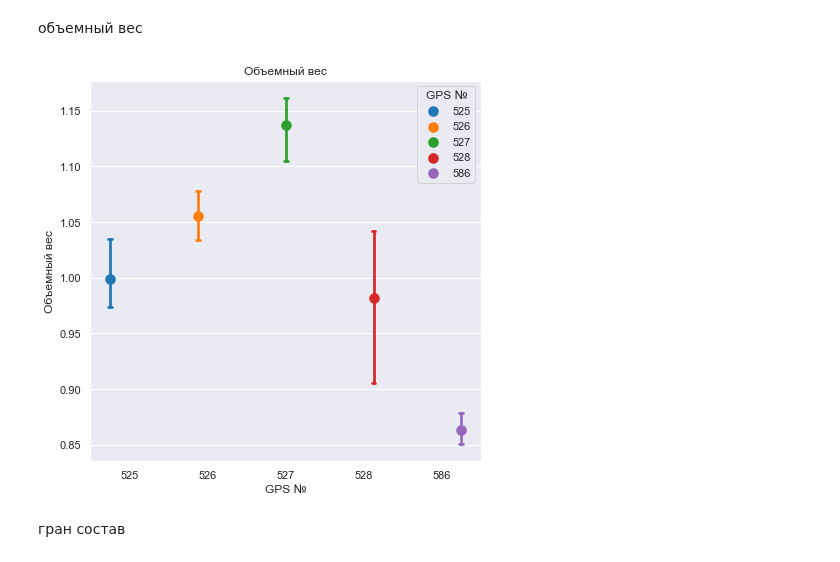
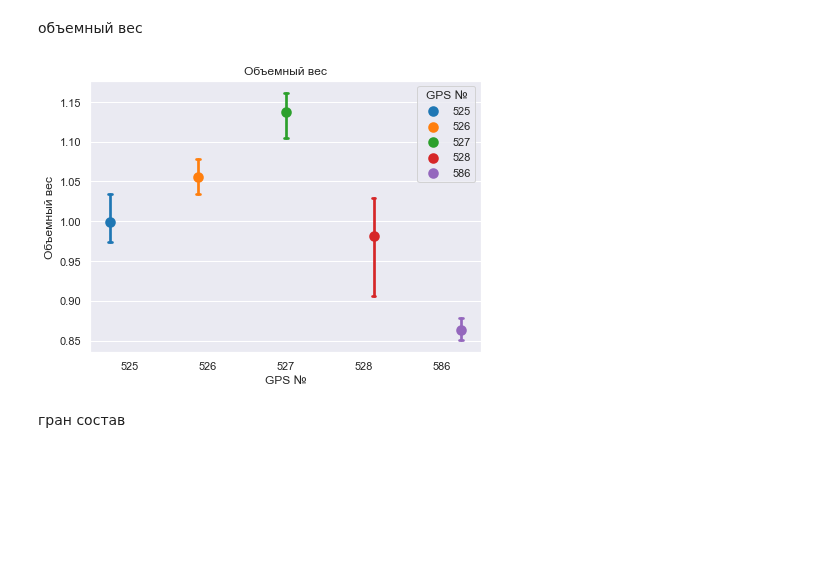
Before and after one commit to hukitoc94/total_archangelskiy, a Jupyter notebook: field_scale/field_data/field_data_analis.ipynb, the cells around one changed output. Cells and saved outputs as stored; diff of their text form; code cells hidden in the pictures; blank space fills up the shorter version.

```diff
--- a/field_scale/field_data/field_data_analis.ipynb
+++ b/field_scale/field_data/field_data_analis.ipynb
@@ -383,22 +365,25 @@ salt_profile(sample)
 # %%
 ob_ves = pd.read_csv('полевые данные общая/ready_data/объемный вес.csv')
 # %%
-fig= plt.figure(figsize=(7,7))
-ob_ves_plot = sns.pointplot(data = ob_ves,
-        x = "GPS №",
-        y = "Объемный вес",
-        hue = "GPS №",
-        palette = "tab10",
-        scale = 1.2,
-        ci = 95,
-        dodge= 0.5,
-        join = False,
-        capsize = .05,
-)
-ob_ves_plot.set(title =  'Объемный вес')
-plt.show()
+def ob_ves_plot(ob_ves):
+        fig= plt.figure(figsize=(7,5))
+        ob_ves_plot = sns.pointplot(data = ob_ves,
+                x = "GPS №",
+                y = "Объемный вес",
+                hue = "GPS №",
+                palette = "tab10",
+                scale = 1.2,
+                ci = 95,
+                dodge= 0.5,
+                join = False,
+                capsize = .05,
+        )
+        ob_ves_plot.set(title =  'Объемный вес')
+        plt.show()
-# %% [output]
-[figure, removed]
+# %%
+ob_ves_plot(ob_ves)
+# %% [output]
+[figure, added]
 # %% [markdown]
 гран состав
 # %%
```
Also changed, not shown: parts of 35 cells of this notebook, 2 other files.
